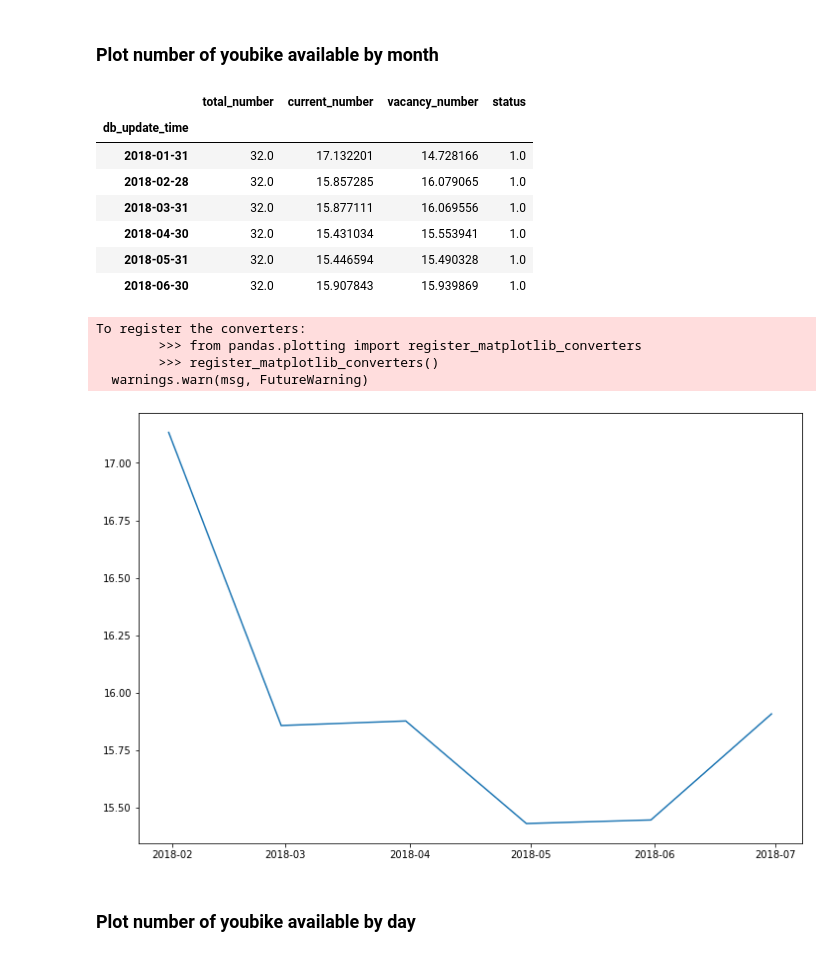
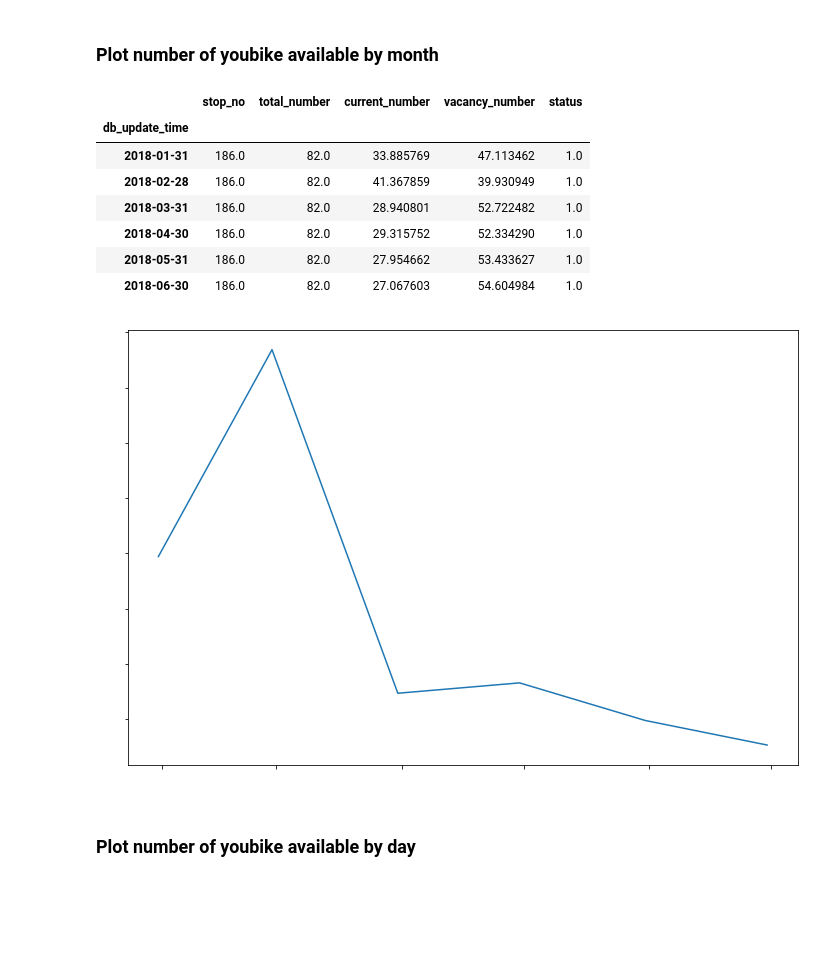
Before and after one commit to cyyeh/ds-portfolios, a Jupyter notebook: projects/youbike/notebooks/1.0-youbike-history-data-eda.ipynb, the cells around one changed output. Drawn from its saved outputs; the diff is of its cells as text; code cells hidden in the pictures; blank space fills up the shorter version.

```diff
--- a/projects/youbike/notebooks/1.0-youbike-history-data-eda.ipynb
+++ b/projects/youbike/notebooks/1.0-youbike-history-data-eda.ipynb
@@ -135,3 +112,5 @@ def get_youbike_history_data(to_dataframe=True, stop_no_subset=None):
+# %%
+df = get_youbike_history_data(stop_no=186) #台北市立大學
 # %% [markdown]
 ## EDA
 # %%
@@ -139,2 +125,0 @@ df.head()
-# %%
-df = get_youbike_history_data(stop_no_subset=['0304'])
@@ -220,29 +148,27 @@ df_by_time.head()
 # %% [markdown]
 ### Plot number of youbike available by month
 # %%
-df_M = df_by_time.resample('M').mean().compute()
+df_M = df.resample('M').mean()
 df_M
 # %% [output]
-|  | total_number | current_number | vacancy_number | status |
-| db_update_time |  |  |  |  |
-| 2018-01-31 | 32.0 | 17.132201 | 14.728166 | 1.0 |
-| 2018-02-28 | 32.0 | 15.857285 | 16.079065 | 1.0 |
-| 2018-03-31 | 32.0 | 15.877111 | 16.069556 | 1.0 |
-| 2018-04-30 | 32.0 | 15.431034 | 15.553941 | 1.0 |
-| 2018-05-31 | 32.0 | 15.446594 | 15.490328 | 1.0 |
-| 2018-06-30 | 32.0 | 15.907843 | 15.939869 | 1.0 |
+|  | stop_no | total_number | current_number | vacancy_number | status |
+| db_update_time |  |  |  |  |  |
+| 2018-01-31 | 186.0 | 82.0 | 33.885769 | 47.113462 | 1.0 |
+| 2018-02-28 | 186.0 | 82.0 | 41.367859 | 39.930949 | 1.0 |
+| 2018-03-31 | 186.0 | 82.0 | 28.940801 | 52.722482 | 1.0 |
+| 2018-04-30 | 186.0 | 82.0 | 29.315752 | 52.334290 | 1.0 |
+| 2018-05-31 | 186.0 | 82.0 | 27.954662 | 53.433627 | 1.0 |
+| 2018-06-30 | 186.0 | 82.0 | 27.067603 | 54.604984 | 1.0 |
 # %%
 x = df_M.index
 y = df_M.current_number
 # %%
-plt.figure(figsize=(12, 8));
+plt.figure(figsize=(12, 8))
+plt.xticks(color='white', fontsize=14)
+plt.yticks(color='white', fontsize=14)
 plt.plot(x, y);
 # %% [output]
-To register the converters:
-        >>> from pandas.plotting import register_matplotlib_converters
-        >>> register_matplotlib_converters()
-  warnings.warn(msg, FutureWarning)
-[figure, old version]
+[figure, new version]
 # %% [markdown]
 ### Plot number of youbike available by day
 # %%
```
Also changed, not shown: parts of 27 cells of this notebook.
